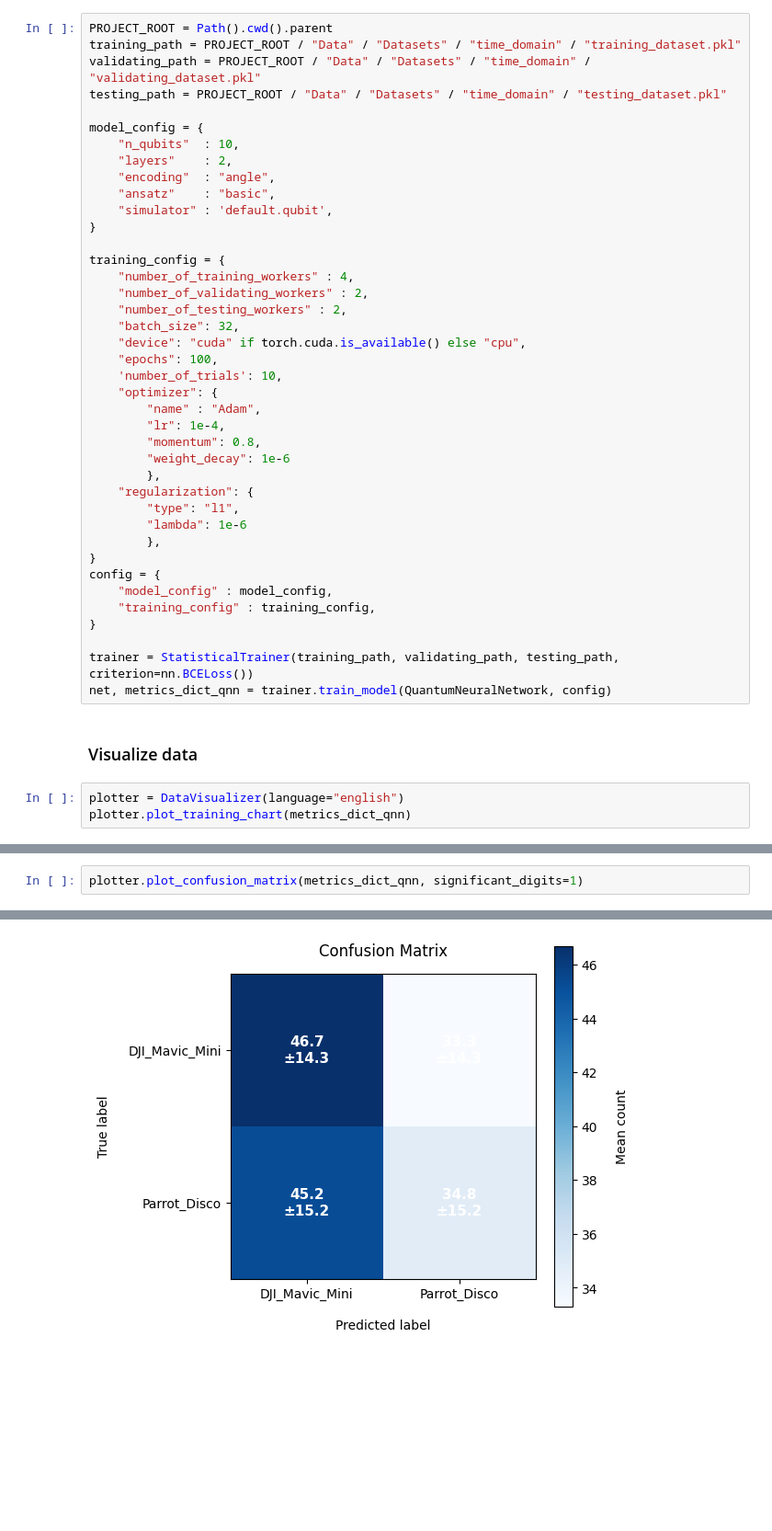
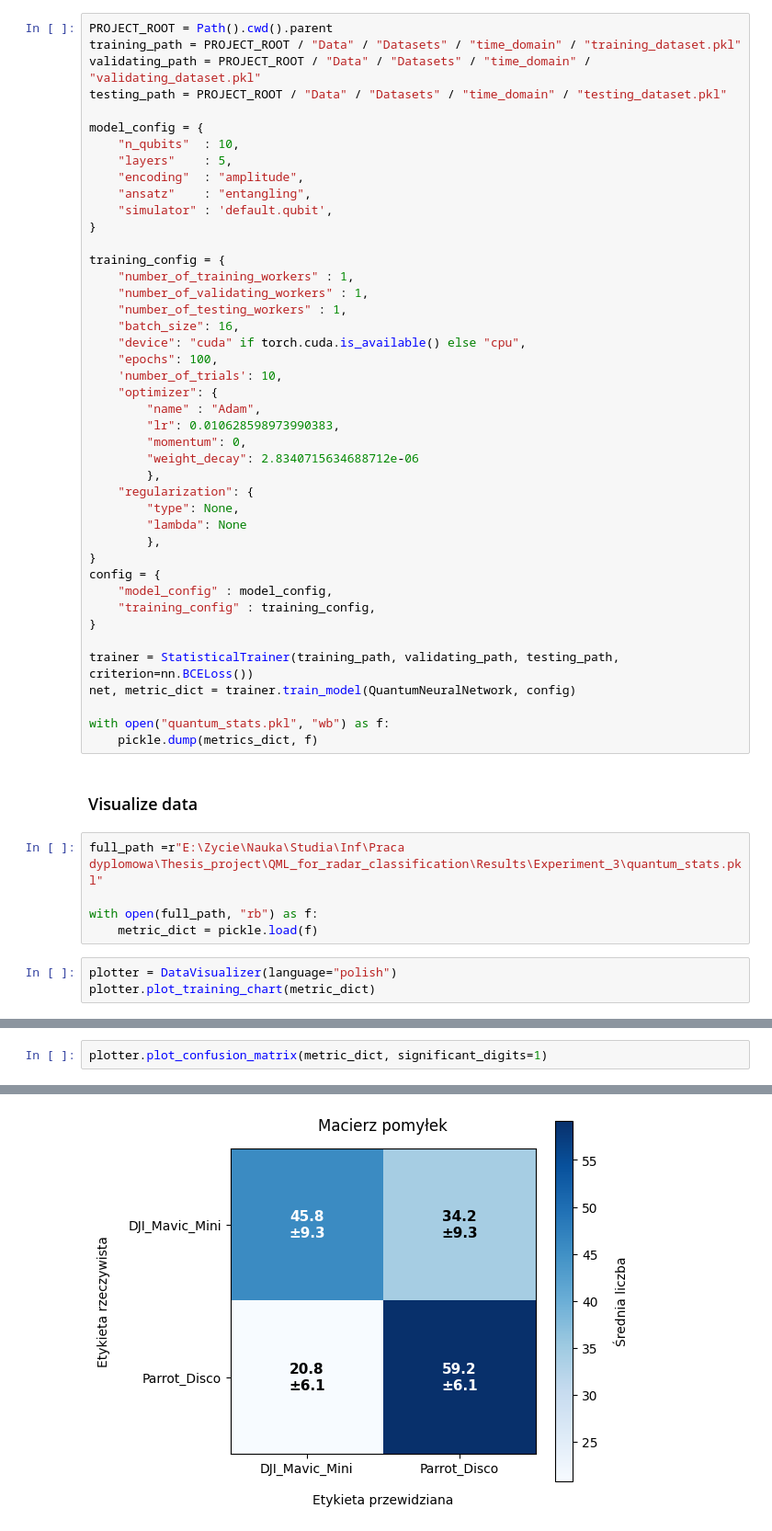
Before and after one commit to AdrianPanasiewicz/QML_for_radar_classification, a Jupyter notebook: MachineLearning/training_pipeline.ipynb, the cells around one changed output, grey strips where cells are left out. Shown at 92% size. Cells and saved outputs as stored; diff of their text form; blank space fills up the shorter version.

Commit message:
Added results from kaggle notebooks.

```diff
--- a/MachineLearning/training_pipeline.ipynb
+++ b/MachineLearning/training_pipeline.ipynb
@@ -648,29 +655,29 @@ testing_path = PROJECT_ROOT / "Data" / "Datasets" / "time_domain" / "testing_dat
 
 model_config = {
     "n_qubits"  : 10,
-    "layers"    : 2,
-    "encoding"  : "angle",
-    "ansatz"    : "basic",
+    "layers"    : 5,
+    "encoding"  : "amplitude",
+    "ansatz"    : "entangling",
     "simulator" : 'default.qubit',
 }
 
 training_config = {
-    "number_of_training_workers" : 4,
-    "number_of_validating_workers" : 2,
-    "number_of_testing_workers" : 2,
-    "batch_size": 32,
+    "number_of_training_workers" : 1,
+    "number_of_validating_workers" : 1,
+    "number_of_testing_workers" : 1,
+    "batch_size": 16,
     "device": "cuda" if torch.cuda.is_available() else "cpu",
     "epochs": 100,
     'number_of_trials': 10,
     "optimizer": {
         "name" : "Adam",
-        "lr": 1e-4,
-        "momentum": 0.8,
-        "weight_decay": 1e-6
+        "lr": 0.010628598973990383,
+        "momentum": 0,
+        "weight_decay": 2.8340715634688712e-06
         },
     "regularization": {
-        "type": "l1",
-        "lambda": 1e-6
+        "type": None,
+        "lambda": None
         },
 }
 config = {
@@ -679,11 +686,19 @@ config = {
 }
 
 trainer = StatisticalTrainer(training_path, validating_path, testing_path, criterion=nn.BCELoss())
-net, metrics_dict_qnn = trainer.train_model(QuantumNeuralNetwork, config)
+net, metric_dict = trainer.train_model(QuantumNeuralNetwork, config)
+
+with open("quantum_stats.pkl", "wb") as f:
+    pickle.dump(metrics_dict, f)
 # %% [markdown]
 ### Visualize data
+# %%
+full_path =r"E:\Zycie\Nauka\Studia\Inf\Praca dyplomowa\Thesis_project\QML_for_radar_classification\Results\Experiment_3\quantum_stats.pkl"
+
+with open(full_path, "rb") as f:
+    metric_dict = pickle.load(f)
 # %%
-plotter = DataVisualizer(language="english")
-plotter.plot_training_chart(metrics_dict_qnn)
+plotter = DataVisualizer(language="polish")
+plotter.plot_training_chart(metric_dict)
 # %% [output]
 (<Figure size 800x500 with 1 Axes>,
@@ -692,4 +707,4 @@ plotter.plot_training_chart(metrics_dict_qnn)
 # %%
-plotter.plot_confusion_matrix(metrics_dict_qnn, significant_digits=1)
+plotter.plot_confusion_matrix(metric_dict, significant_digits=1)
 # %% [output]
 (<Figure size 600x500 with 2 Axes>,
@@ -697,2 +712,2 @@ plotter.plot_confusion_matrix(metrics_dict_qnn, significant_digits=1)
-[figure, old version]
+[figure, new version]
 # %%
```
Also changed, not shown: parts of 21 cells of this notebook, 25 other files.
